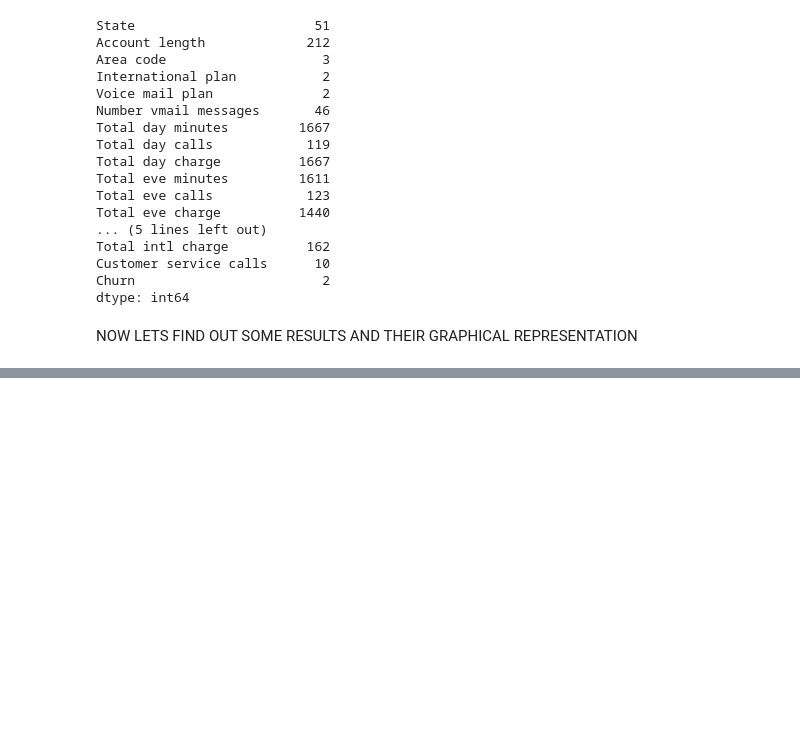
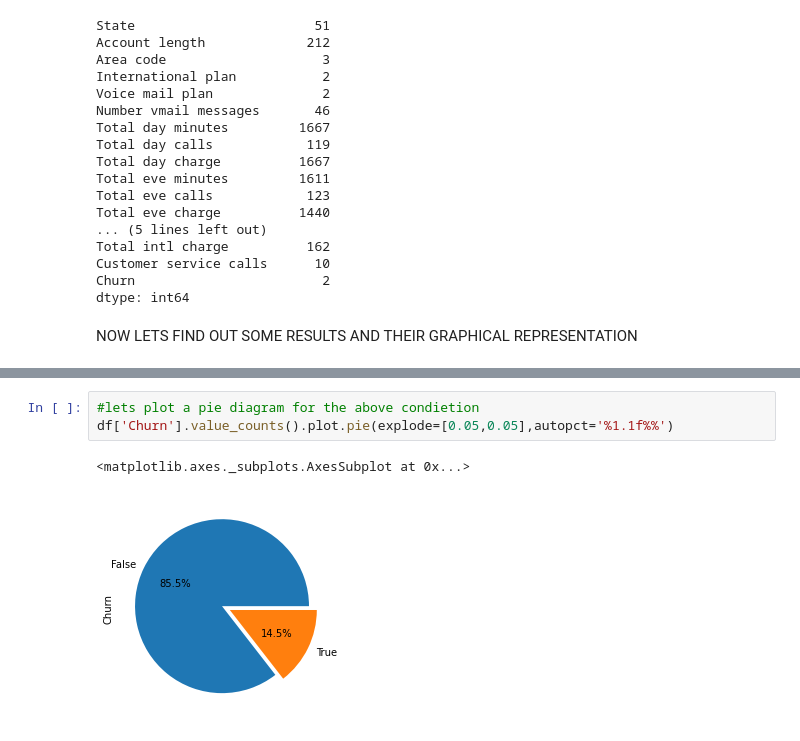
Before and after one commit to Vineeth-vj/Telecom-churn-analysis, a Jupyter notebook: Telecom_Churn_Analysis_Capstone_Project_Solution.ipynb, the cells around one changed output, grey strips where cells are left out. Cells and saved outputs as stored; diff of their text form; blank space fills up the shorter version.

```diff
--- a/Telecom_Churn_Analysis_Capstone_Project_Solution.ipynb
+++ b/Telecom_Churn_Analysis_Capstone_Project_Solution.ipynb
@@ -160,0 +166,6 @@ NOW LETS FIND OUT SOME RESULTS AND THEIR GRAPHICAL REPRESENTATION
+# %%
+#lets plot a pie diagram for the above condietion
+df['Churn'].value_counts().plot.pie(explode=[0.05,0.05],autopct='%1.1f%%')
+# %% [output]
+<matplotlib.axes._subplots.AxesSubplot at 0x...>
+[figure, added]
```
Also changed, not shown: parts of 2 cells of this notebook.
